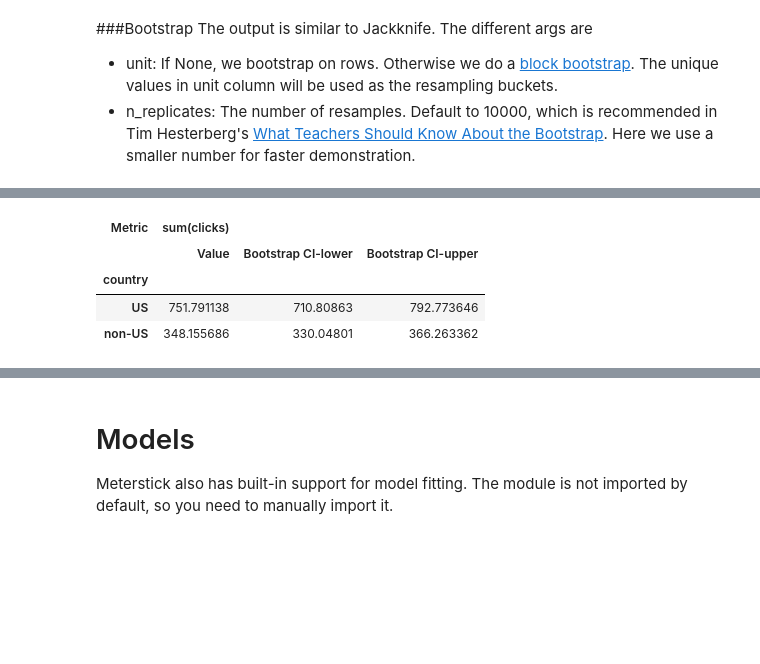
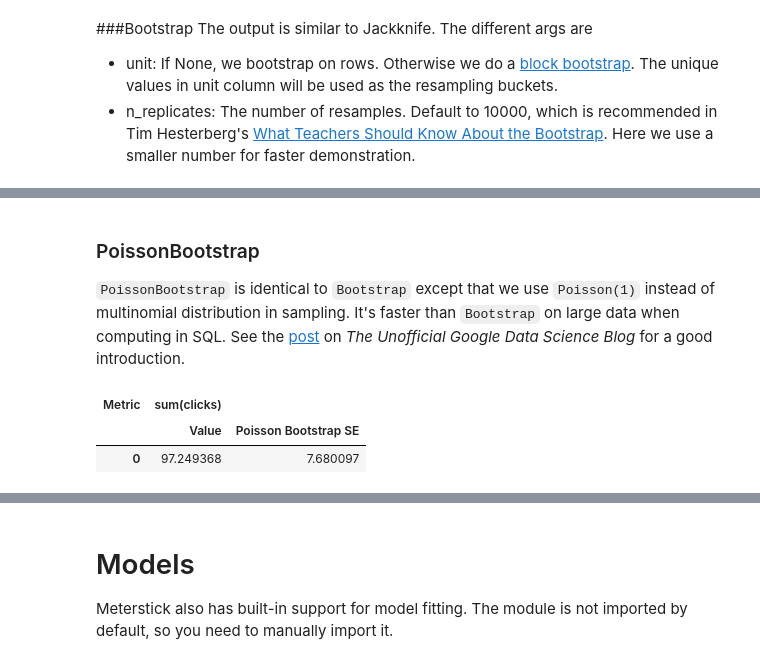
Before and after one commit to google/meterstick, a Jupyter notebook: meterstick_demo.ipynb, the cells around one changed output, grey strips where cells are left out. Drawn from its saved outputs; the diff is of its cells as text; code cells hidden in the pictures; blank space fills up the shorter version.

```diff
--- a/meterstick_demo.ipynb
+++ b/meterstick_demo.ipynb
@@ -26,18 +27,18 @@ import pandas as pd
 
 from meterstick import *
 # %%
-np.random.seed(42)
+np.random.seed(0)
 platform = ('Desktop', 'Mobile', 'Tablet')
 exprs = ('ctrl', 'expr')
 country = ('US', 'non-US')
-size = 1000
+size = 80
 impressions = np.random.randint(10, 20, size)
 clicks = impressions * 0.1 * np.random.random(size)
 df = pd.DataFrame({'impressions': impressions, 'clicks': clicks})
 df['platform'] = np.random.choice(platform, size=size)
 df['expr_id'] = np.random.choice(exprs, size=size)
 df['country'] = np.random.choice(country, size=size)
-df['cookie'] = np.random.choice(range(5), size=size)
+df['cookie'] = np.random.choice(range(3), size=size)
 
 df.loc[df.country == 'US', 'clicks'] *= 2
 df.loc[(df.country == 'US') & (df.platform == 'Desktop'), 'impressions'] *= 4
@@ -743,12 +773,13 @@ Bootstrap('cookie', Sum('clicks'), 100).compute_on(df, 'country')
+# %% [markdown]
+### PoissonBootstrap
+`PoissonBootstrap` is identical to `Bootstrap` except that we use `Poisson(1)` instead of multinomial distribution in sampling. It's faster than `Bootstrap` on large data when computing in SQL. See the [post](https://www.unofficialgoogledatascience.com/2015/08/an-introduction-to-poisson-bootstrap26.html) on *The Unofficial Google Data Science Blog* for a good introduction.
 # %%
 np.random.seed(42)
-Bootstrap('cookie', Sum('clicks'), 100, 0.95).compute_on(df, 'country')
+PoissonBootstrap(None, Sum('clicks'), 3).compute_on(df)
 # %% [output]
-| Metric | sum(clicks) |  |  |
-|  | Value | Bootstrap CI-lower | Bootstrap CI-upper |
-| country |  |  |  |
-| US | 751.791138 | 710.80863 | 792.773646 |
-| non-US | 348.155686 | 330.04801 | 366.263362 |
+| Metric | sum(clicks) |  |
+|  | Value | Poisson Bootstrap SE |
+| 0 | 97.249368 | 7.680097 |
 # %%
 np.random.seed(42)
 res = (
```
Also changed, not shown: parts of 120 cells of this notebook, 15 other files.
